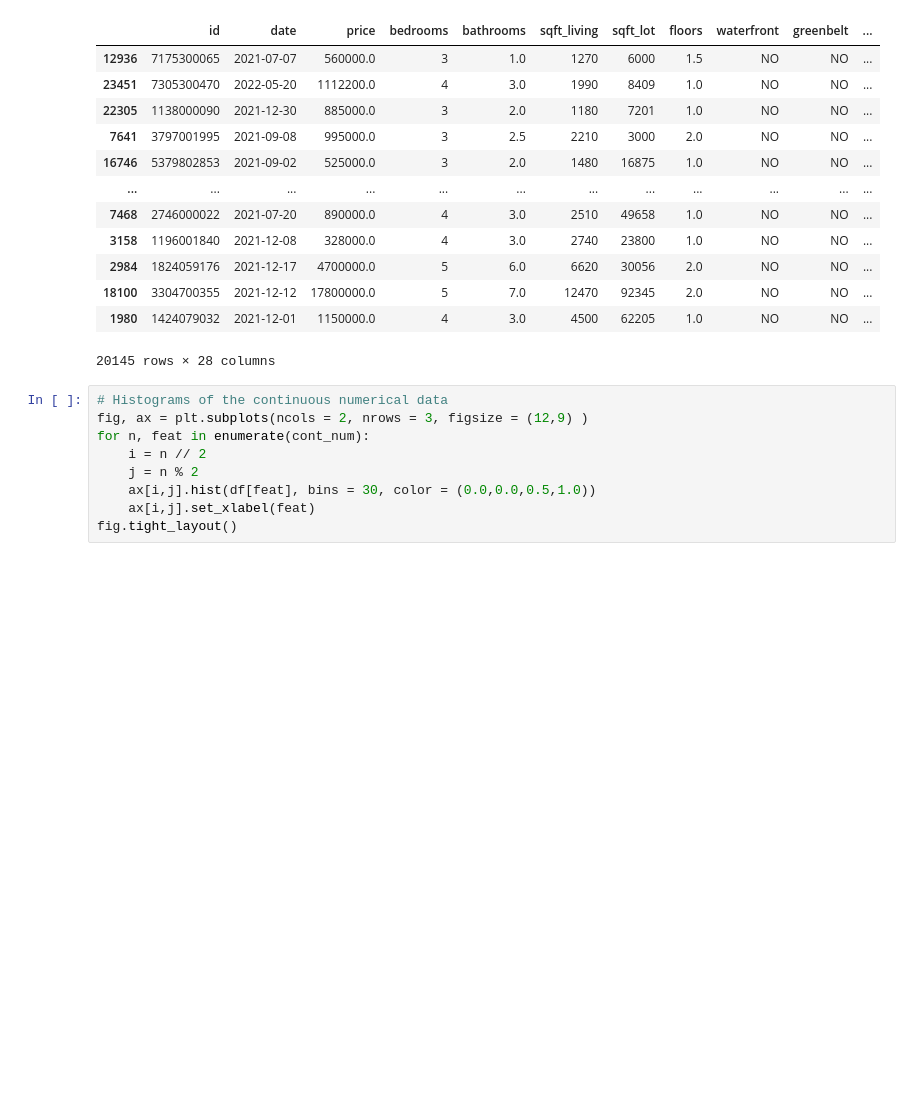
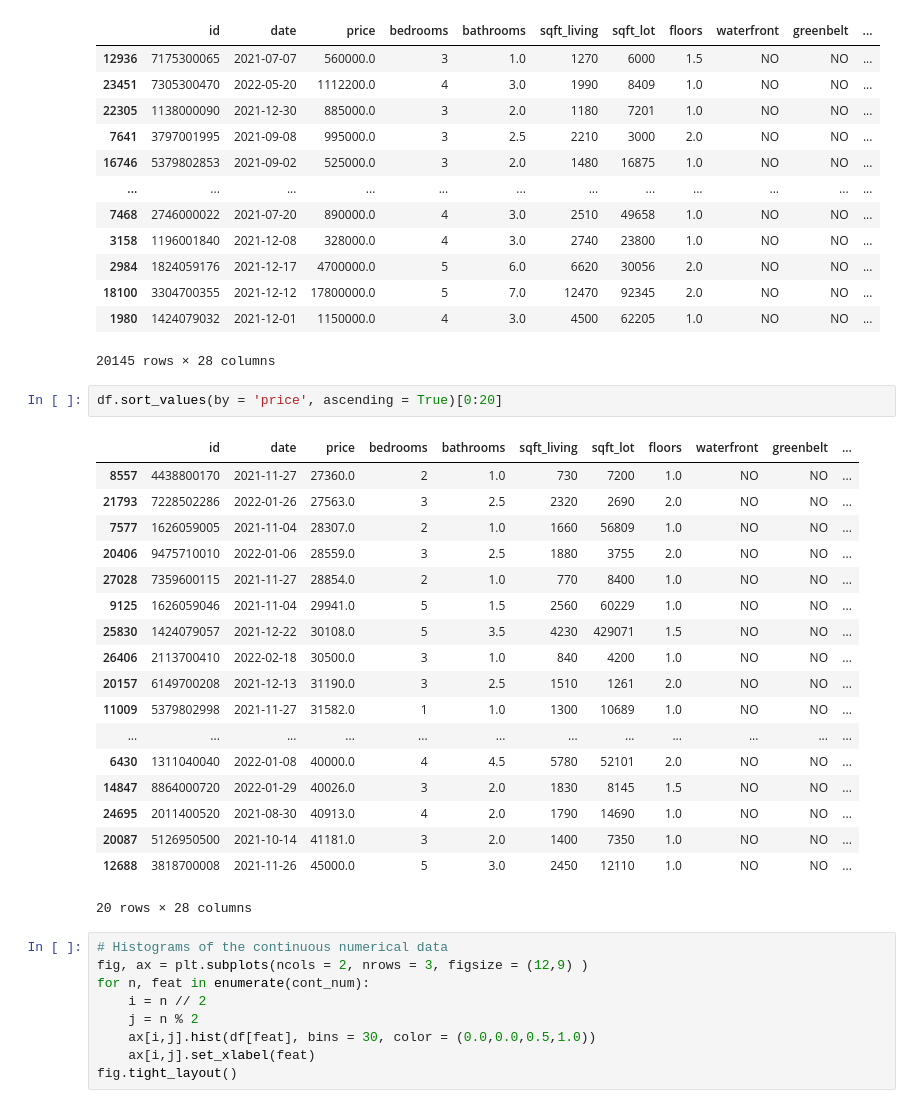
Before and after one commit to daviderics/KC-House-Sales-Phase-2-Project, a Jupyter notebook: student.ipynb, the cells around one changed output. Cells and saved outputs as stored; diff of their text form; blank space fills up the shorter version.

```diff
--- a/student.ipynb
+++ b/student.ipynb
@@ -345,6 +346,27 @@ df[df['sqft_garage'] > 0].sort_values(by = 'sqft_garage')
 | 18100 | 3304700355 | 2021-12-12 | 17800000.0 | 5 | 7.0 | 12470 | 92345 | 2.0 | NO | NO | ... |
 | 1980 | 1424079032 | 2021-12-01 | 1150000.0 | 4 | 3.0 | 4500 | 62205 | 1.0 | NO | NO | ... |
 20145 rows × 28 columns
+# %%
+df.sort_values(by = 'price', ascending = True)[0:20]
+# %% [output]
+|  | id | date | price | bedrooms | bathrooms | sqft_living | sqft_lot | floors | waterfront | greenbelt | ... |
+| 8557 | 4438800170 | 2021-11-27 | 27360.0 | 2 | 1.0 | 730 | 7200 | 1.0 | NO | NO | ... |
+| 21793 | 7228502286 | 2022-01-26 | 27563.0 | 3 | 2.5 | 2320 | 2690 | 2.0 | NO | NO | ... |
+| 7577 | 1626059005 | 2021-11-04 | 28307.0 | 2 | 1.0 | 1660 | 56809 | 1.0 | NO | NO | ... |
+| 20406 | 9475710010 | 2022-01-06 | 28559.0 | 3 | 2.5 | 1880 | 3755 | 2.0 | NO | NO | ... |
+| 27028 | 7359600115 | 2021-11-27 | 28854.0 | 2 | 1.0 | 770 | 8400 | 1.0 | NO | NO | ... |
+| 9125 | 1626059046 | 2021-11-04 | 29941.0 | 5 | 1.5 | 2560 | 60229 | 1.0 | NO | NO | ... |
+| 25830 | 1424079057 | 2021-12-22 | 30108.0 | 5 | 3.5 | 4230 | 429071 | 1.5 | NO | NO | ... |
+| 26406 | 2113700410 | 2022-02-18 | 30500.0 | 3 | 1.0 | 840 | 4200 | 1.0 | NO | NO | ... |
+| 20157 | 6149700208 | 2021-12-13 | 31190.0 | 3 | 2.5 | 1510 | 1261 | 2.0 | NO | NO | ... |
+| 11009 | 5379802998 | 2021-11-27 | 31582.0 | 1 | 1.0 | 1300 | 10689 | 1.0 | NO | NO | ... |
+| ... | ... | ... | ... | ... | ... | ... | ... | ... | ... | ... | ... |
+| 6430 | 1311040040 | 2022-01-08 | 40000.0 | 4 | 4.5 | 5780 | 52101 | 2.0 | NO | NO | ... |
+| 14847 | 8864000720 | 2022-01-29 | 40026.0 | 3 | 2.0 | 1830 | 8145 | 1.5 | NO | NO | ... |
+| 24695 | 2011400520 | 2021-08-30 | 40913.0 | 4 | 2.0 | 1790 | 14690 | 1.0 | NO | NO | ... |
+| 20087 | 5126950500 | 2021-10-14 | 41181.0 | 3 | 2.0 | 1400 | 7350 | 1.0 | NO | NO | ... |
+| 12688 | 3818700008 | 2021-11-26 | 45000.0 | 5 | 3.0 | 2450 | 12110 | 1.0 | NO | NO | ... |
+20 rows × 28 columns
 # %%
 # Histograms of the continuous numerical data
 fig, ax = plt.subplots(ncols = 2, nrows = 3, figsize = (12,9) )
```
Also changed, not shown: parts of 20 cells of this notebook.
